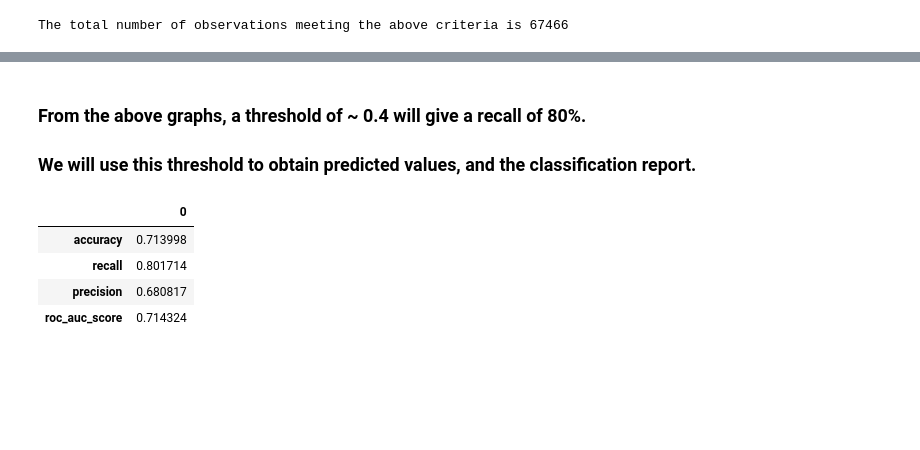
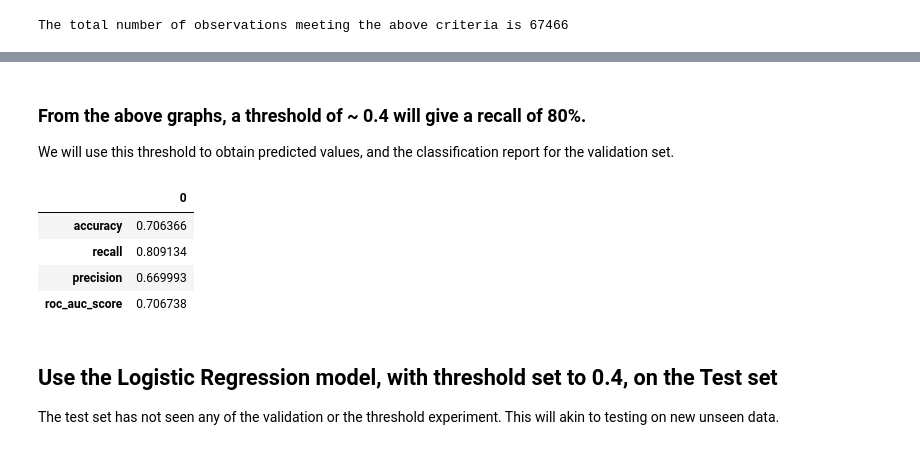
Before and after one commit to krishnakalisarkar/Be_Heart_Smart, a Jupyter notebook: Subhangi/Segment_2/Notebooks/Cardio_Logistic_Regression_Final.ipynb, the cells around one changed output, grey strips where cells are left out. Cells and saved outputs as stored; diff of their text form; code cells hidden in the pictures; blank space fills up the shorter version.

```diff
--- a/Subhangi/Segment_2/Notebooks/Cardio_Logistic_Regression_Final.ipynb
+++ b/Subhangi/Segment_2/Notebooks/Cardio_Logistic_Regression_Final.ipynb
@@ -253,3 +274,0 @@ df_scaled.describe()
-# %%
-# Fit the model to the scaled train set
-classifier.fit(X_train_scaled, y_train)
@@ -313,0 +387,10 @@ Testing Data Score: 0.7249659097646292
+# %%
+X_train_scaled_df = pd.DataFrame(X_train_scaled)
+X_val_scaled_df = pd.DataFrame(X_val_scaled)
+X_test_scaled_df = pd.DataFrame(X_test_scaled)
+
+X_train_scaled_df = X_train_scaled_df[[0, 5, 8, 9, 11, 13, 18]]
+X_val_scaled_df = X_val_scaled_df[[0, 5, 8, 9, 11, 13, 18]]
+X_test_scaled_df = X_test_scaled_df[[0, 5, 8, 9, 11, 13, 18]]
+
+X_train_scaled_df.head()
@@ -313,0 +404,12 @@ Testing Data Score: 0.7249659097646292
+# %%
+# Rename the columns to their respective meaningful names.
+X_train_scaled_df = X_train_scaled_df.rename(columns={0: "age", 5: "underweight", 8: "is_obese", 9: "systolic_bp",
+                                        11: "pulse_pressure", 13: "cholesterol_high", 18: "active"})
+
+X_val_scaled_df = X_val_scaled_df.rename(columns={0: "age", 5: "underweight", 8: "is_obese", 9: "systolic_bp",
+                                        11: "pulse_pressure", 13: "cholesterol_high", 18: "active"})
+
+X_test_scaled_df = X_test_scaled_df.rename(columns={0: "age", 5: "underweight", 8: "is_obese", 9: "systolic_bp",
+                                        11: "pulse_pressure", 13: "cholesterol_high", 18: "active"})
+
+X_val_scaled_df.head()
@@ -313,0 +442,5 @@ Testing Data Score: 0.7249659097646292
+# %%
+## Run Logistic Regression model on the data with the important features
+
+# Fit the model to the scaled train set
+classifier.fit(X_train_scaled_df, y_train)
@@ -401,17 +608,20 @@ No handles with labels found to put in legend.
 # %% [markdown]
 ### From the above graphs, a threshold of ~ 0.4 will give a recall of 80%.
-### We will use this threshold to obtain predicted values, and the classification report.
+We will use this threshold to obtain predicted values, and the classification report for the validation set.
 # %%
-# Use new value of threshold and get the metric of the model.
+# Use new value of threshold and get the metric of the model for the validation set.
 THRESHOLD = 0.4
-preds = np.where(classifier.predict_proba(X_test_scaled)[:,1] > THRESHOLD, 1, 0)
+preds_val = np.where(classifier.predict_proba(X_val_scaled_df)[:,1] > THRESHOLD, 1, 0)
 
-pd.DataFrame(data=[accuracy_score(y_test, preds), recall_score(y_test, preds),
-                   precision_score(y_test, preds), roc_auc_score(y_test, preds)],
+pd.DataFrame(data=[accuracy_score(y_val, preds_val), recall_score(y_val, preds_val),
+                   precision_score(y_val, preds_val), roc_auc_score(y_val, preds_val)],
              index=["accuracy", "recall", "precision", "roc_auc_score"])
 # %% [output]
 |  | 0 |
-| accuracy | 0.713998 |
-| recall | 0.801714 |
-| precision | 0.680817 |
-| roc_auc_score | 0.714324 |
+| accuracy | 0.706366 |
+| recall | 0.809134 |
+| precision | 0.669993 |
+| roc_auc_score | 0.706738 |
+# %% [markdown]
+## Use the Logistic Regression model, with threshold set to 0.4, on the Test set
+The test set has not seen any of the validation or the threshold experiment. This will akin to testing on new unseen data.
```
Also changed, not shown: parts of 67 cells of this notebook, 5 other files.
